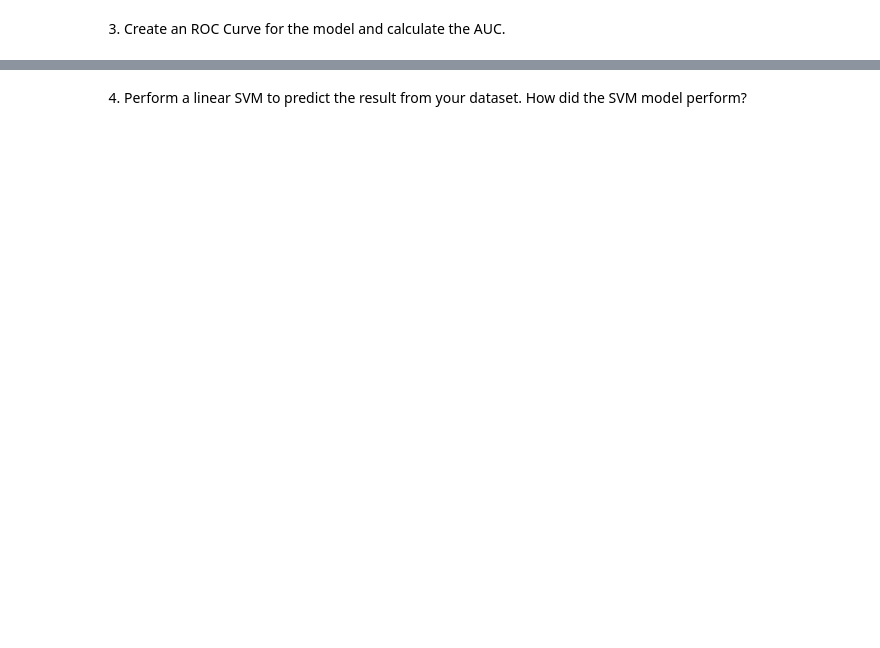
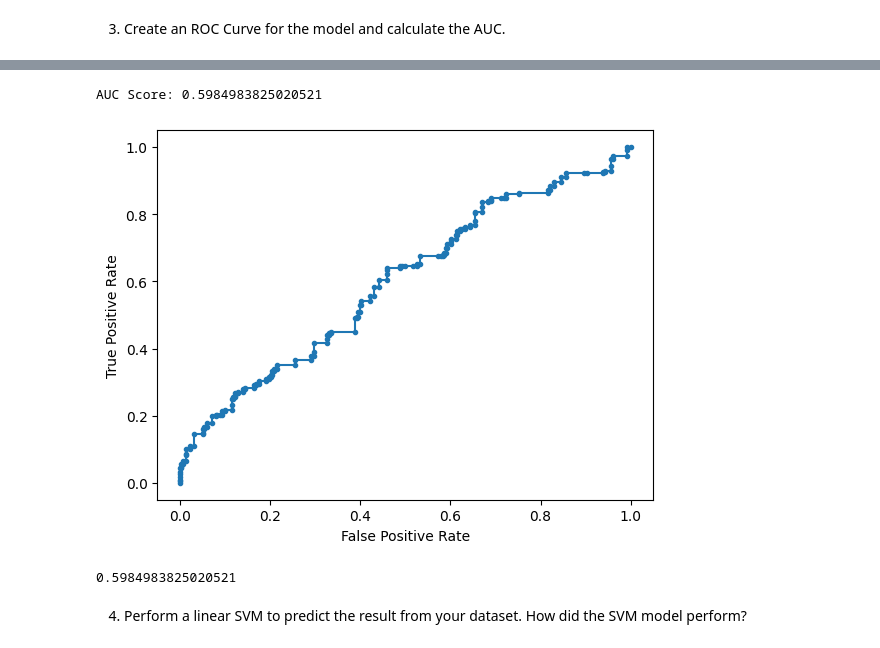
Before and after one commit to Co2Lo/Connor_CSCI_1070, a Jupyter notebook: Homework/week_09_homework.ipynb, the cells around one changed output, grey strips where cells are left out. Cells and saved outputs as stored; diff of their text form; code cells hidden in the pictures; blank space fills up the shorter version.

```diff
--- a/Homework/week_09_homework.ipynb
+++ b/Homework/week_09_homework.ipynb
@@ -12,0 +203,6 @@ cc_combined_df = pd.merge(cc_main_df, cc_label_df, on = "Ind_ID", how = "inner")
+# %%
+# Oversampled Logistic Regression:
+
+oversampled_lr_model = lr_train(X_train_resampled, y_train_resampled)
+accuracy = lr_performance(oversampled_lr_model, X_test_resampled, y_test_resampled)
+print("Accuracy:", accuracy)
@@ -15,2 +243,27 @@ cc_combined_df = pd.merge(cc_main_df, cc_label_df, on = "Ind_ID", how = "inner")
+# %%
+# Logistic regression AUC and ROC curve:
+
+def lr_auc(logistic_reg: LogisticRegression, X_test_scaled: np.ndarray, y_test: np.ndarray) -> float:
+    """Calculates the AUC and plots the ROC curve of the logistic regression model."""
+    y_pred_proba = logistic_reg.predict_proba(X_test_scaled)[:, 1]
+    fpr, tpr, thresholds = roc_curve(y_test, y_pred_proba)
+    auc = roc_auc_score(y_test, y_pred_proba)
+    plt.plot(fpr, tpr, marker ='.')
+    plt.xlabel('False Positive Rate')
+    plt.ylabel('True Positive Rate')
+    return auc
+
+def evaluate_lr_auc(X_test_scaled: np.ndarray, y_test: np.ndarray) -> float:
+    """Evaluates the AUC of the logistic regression model."""
+    auc = lr_auc(oversampled_lr_model, X_test_scaled, y_test)
+    print("AUC Score:", auc)
+    plt.show()
+    return auc
+
+evaluate_lr_auc(X_test_resampled, y_test_resampled)
+# %% [output]
+AUC Score: 0.5984983825020521
+[figure, added]
+0.5984983825020521
 # %% [markdown]
 4. Perform a linear SVM to predict the result from your dataset. How did the SVM model perform?
```
Also changed, not shown: parts of 16 cells of this notebook.
